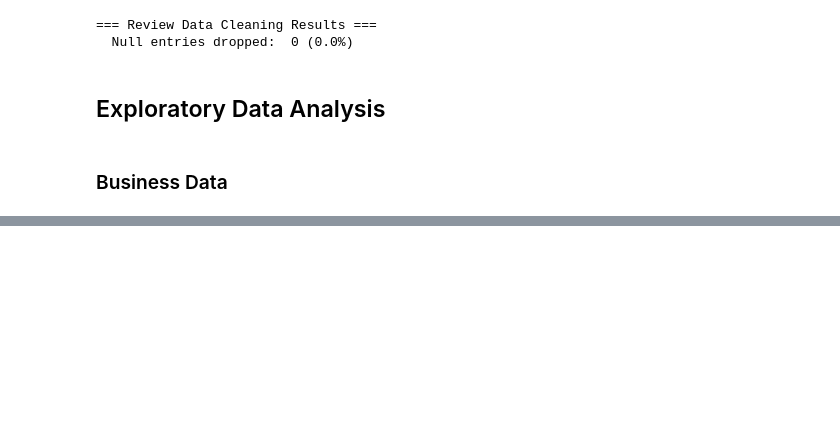
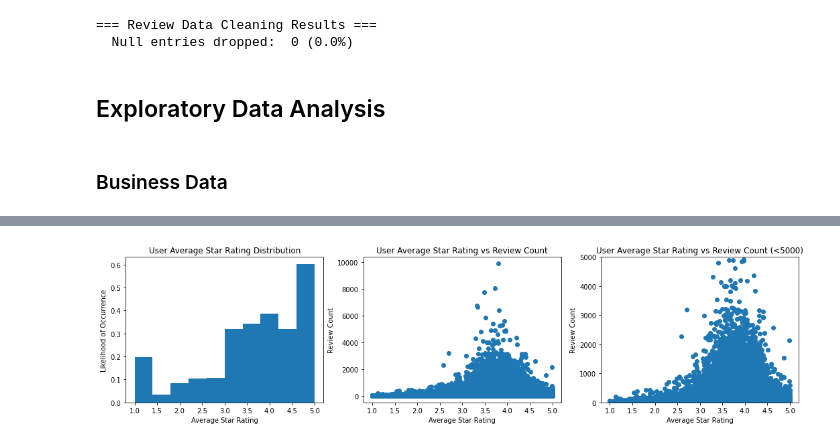
Before and after one commit to spencerfitch/yelp-datascience, a Jupyter notebook: project.ipynb, the cells around one changed output, grey strips where cells are left out. Cells and saved outputs as stored; diff of their text form; code cells hidden in the pictures; blank space fills up the shorter version.

```diff
--- a/project.ipynb
+++ b/project.ipynb
@@ -195,0 +300,24 @@ plt.show()
+# %%
+fig, ax = plt.subplots(1,3, figsize=(18,4))
+
+ax[0].hist(df.average_stars, density=True)
+ax[0].set_title('User Average Star Rating Distribution')
+ax[0].set_ylabel('Likelihood of Occurrence')
+ax[0].set_xlabel('Average Star Rating')
+
+ax[1].scatter(df.average_stars, df.review_count)
+ax[1].set_title('User Average Star Rating vs Review Count')
+ax[1].set_ylabel('Review Count')
+ax[1].set_xlabel('Average Star Rating')
+
+limit = 5000
+
+ax[2].scatter(df.average_stars, df.review_count)
+ax[2].set_title('User Average Star Rating vs Review Count (<{0})'.format(limit))
+ax[2].set_ylabel('Review Count')
+ax[2].set_ylim(0, limit)
+ax[2].set_xlabel('Average Star Rating')
+
+plt.show()
+# %% [output]
+[figure, added]
```
Also changed, not shown: parts of 33 cells of this notebook.
